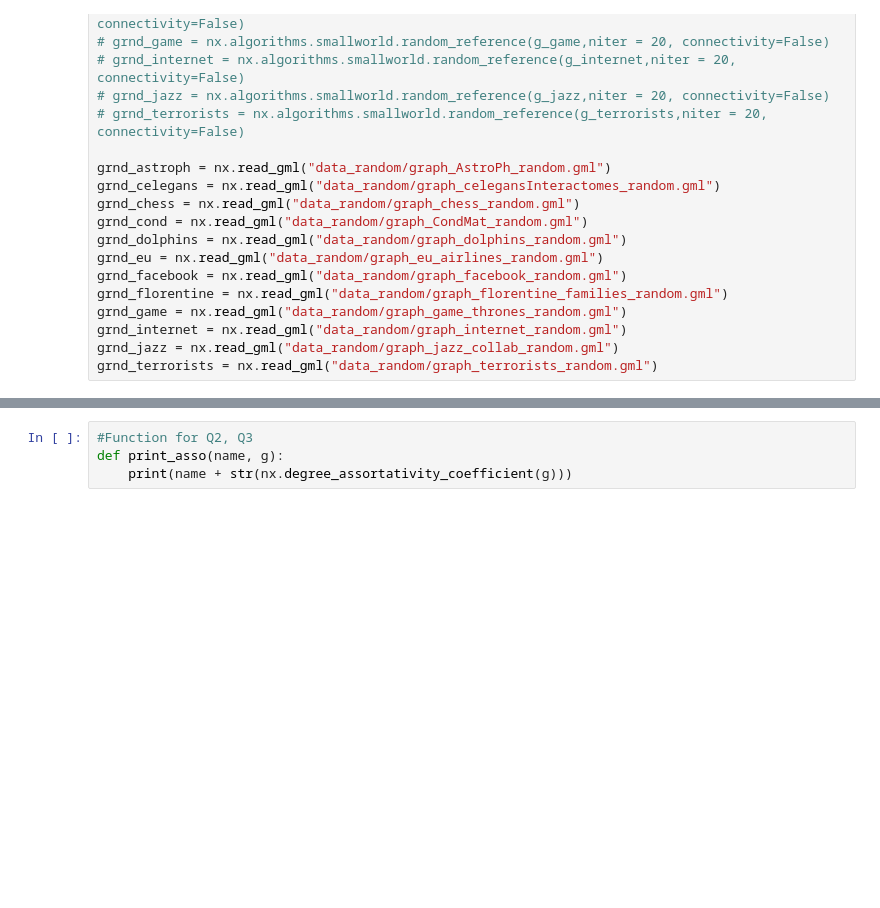
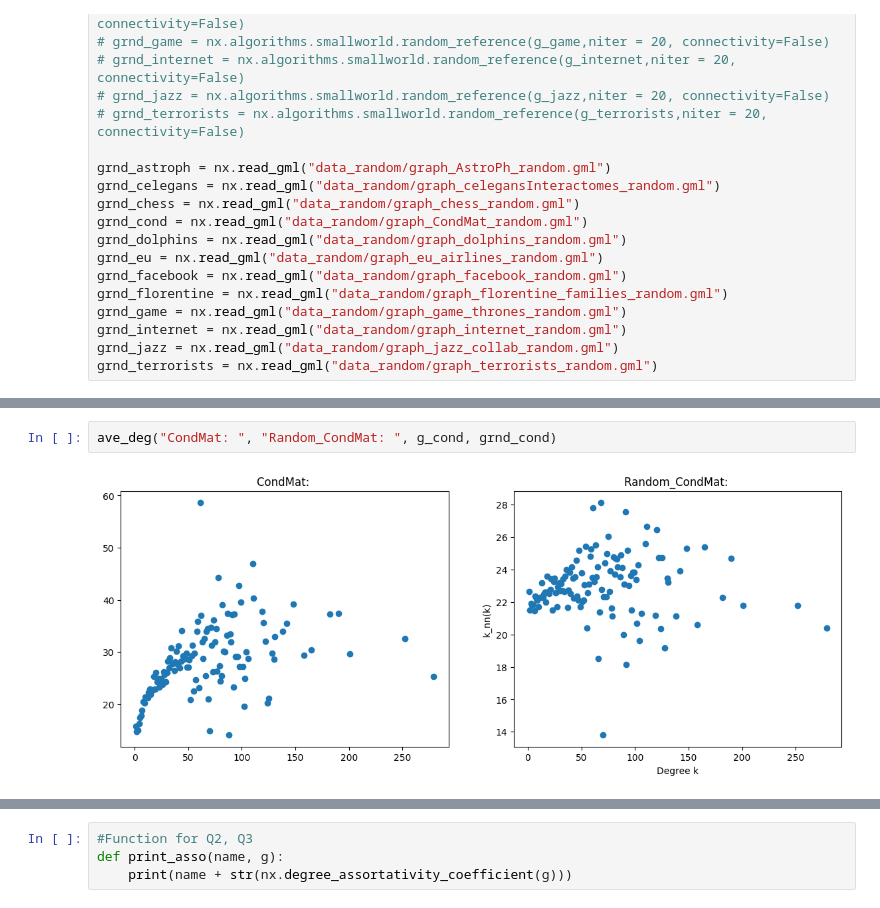
Before and after one commit to huyim/Netsci, a Jupyter notebook: Assi2/Hu_Yiming_EX2.ipynb, the cells around one changed output, grey strips where cells are left out. Drawn from its saved outputs; the diff is of its cells as text; blank space fills up the shorter version.

```diff
--- a/Assi2/Hu_Yiming_EX2.ipynb
+++ b/Assi2/Hu_Yiming_EX2.ipynb
@@ -141,0 +80,4 @@ Blue: Real; Orange: random
+# %%
+ave_deg("CondMat: ", "Random_CondMat: ", g_cond, grnd_cond)
+# %% [output]
+[figure, added]
```
Also changed, not shown: parts of 24 cells of this notebook.
